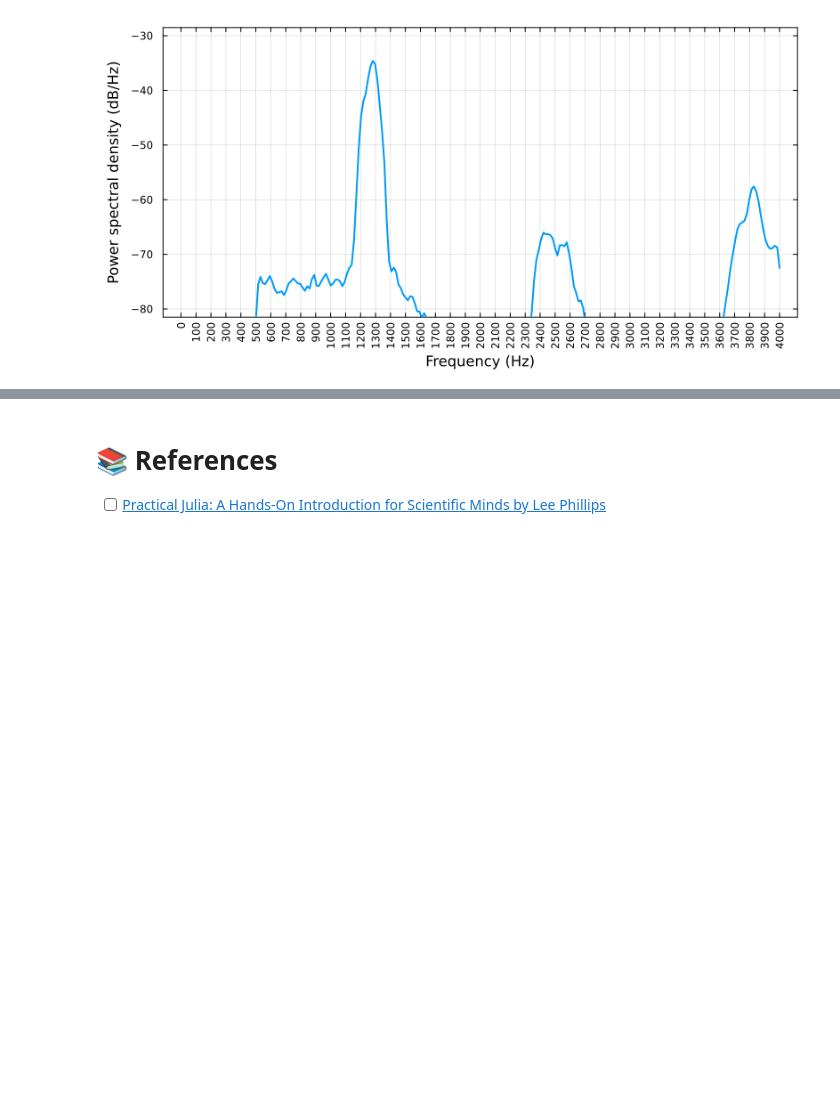
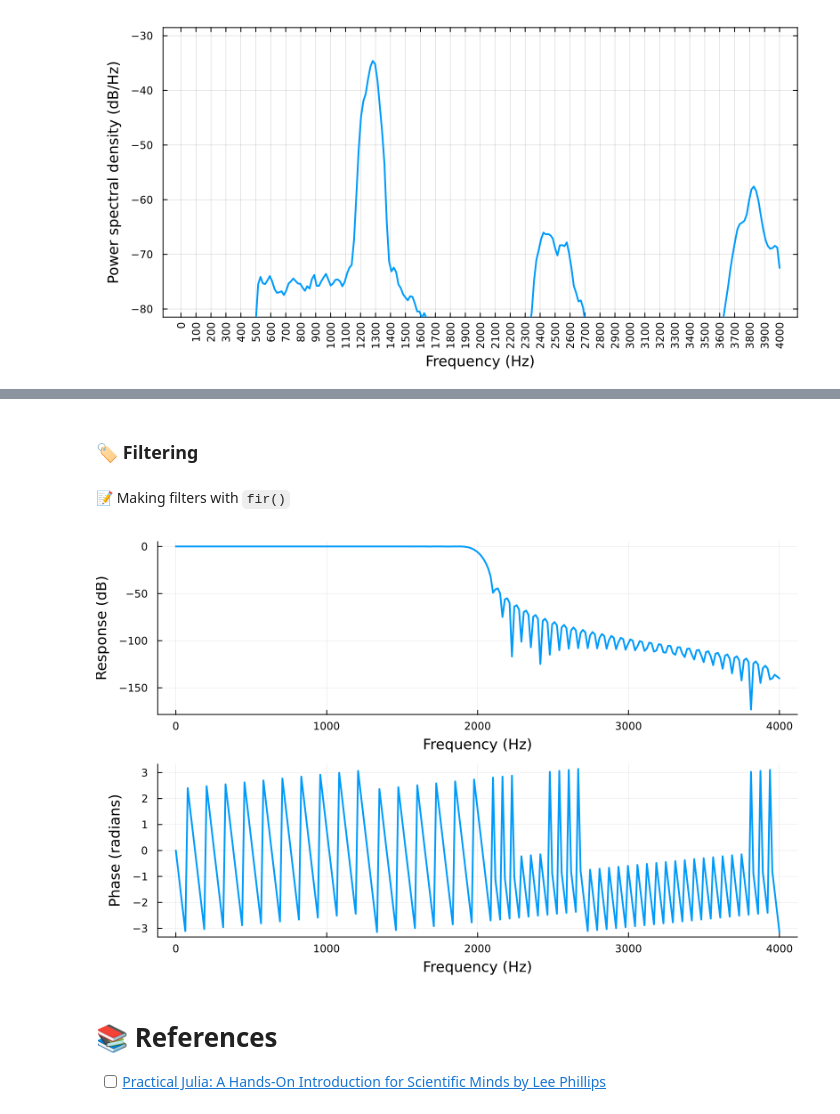
Before and after one commit to setrar/SSP, a Jupyter notebook: Homeworks/tp1/signal.ipynb, the cells around one changed output, grey strips where cells are left out. Cells and saved outputs as stored; diff of their text form; code cells hidden in the pictures; blank space fills up the shorter version.

```diff
--- a/Homeworks/tp1/signal.ipynb
+++ b/Homeworks/tp1/signal.ipynb
@@ -55,3 +58,15 @@ savefig(sp0, "images/sp0.png");
+# %% [markdown]
+### &#x1F3F7; Filtering
+# %% [markdown]
+&#x1F4DD; Making filters with `fir()`
+# %%
+# Constructing a low-pass filter
+lpf = fir(127, 0, 2kHz; fs=8kHz);
+# %%
+# Frequency reponse of a low-pass filter
+plotfreqresp(lpf; fs=8000, linewidth=2    , size = (800, 500))
+# %% [output]
+[figure, added]
 # %% [markdown]
 # &#x1F4DA; References
 - [ ] [Practical Julia: A Hands-On Introduction for Scientific Minds by Lee Phillips](https://nostarch.com/practical-julia)
```
Also changed, not shown: parts of 6 cells of this notebook, 1 other file.
